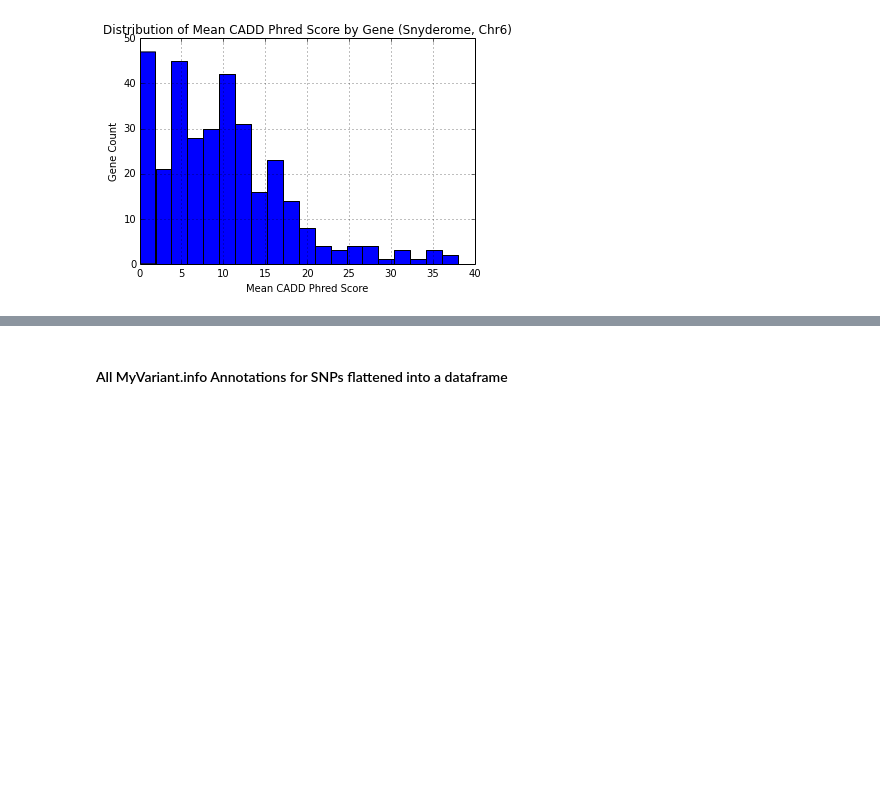
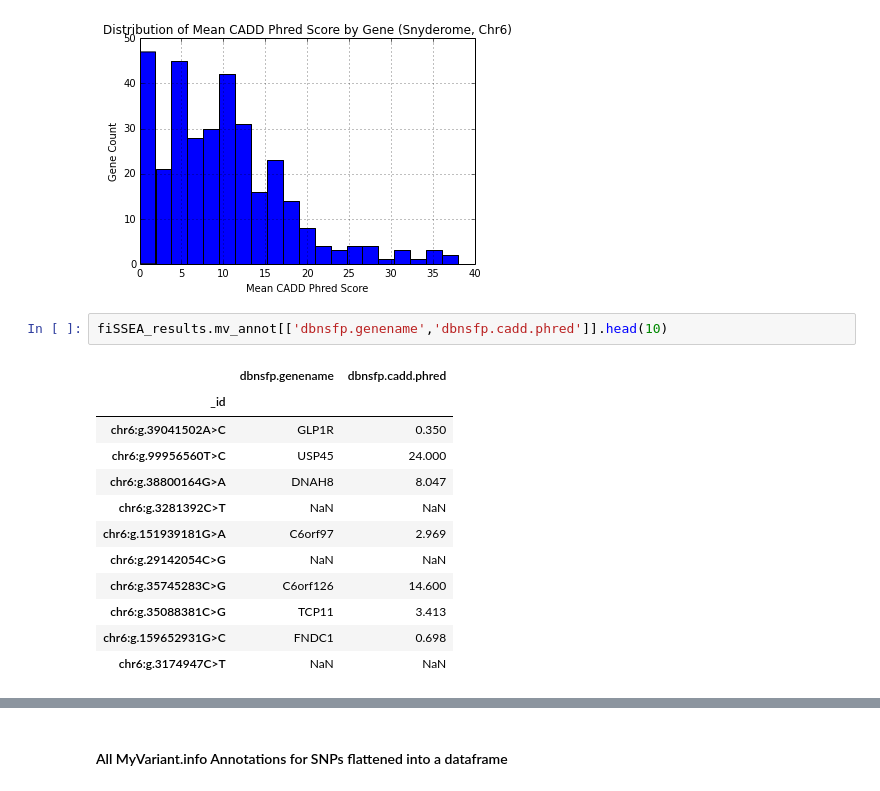
Before and after one commit to SuLab/fiSSEA, a Jupyter notebook: ipynb/fiSSEA_0.1.ipynb, the cells around one changed output, grey strips where cells are left out. Drawn from its saved outputs; the diff is of its cells as text; blank space fills up the shorter version.

Commit message:
minor changes to ipynb, showing gene based CADD scores

```diff
--- a/ipynb/fiSSEA_0.1.ipynb
+++ b/ipynb/fiSSEA_0.1.ipynb
@@ -101,3 +101,18 @@ min        0.000000
 max       38.000000
 dtype: float64
 [figure]
+# %%
+fiSSEA_results.mv_annot[['dbnsfp.genename','dbnsfp.cadd.phred']].head(10)
+# %% [output]
+|  | dbnsfp.genename | dbnsfp.cadd.phred |
+| _id |  |  |
+| chr6:g.39041502A>C | GLP1R | 0.350 |
+| chr6:g.99956560T>C | USP45 | 24.000 |
+| chr6:g.38800164G>A | DNAH8 | 8.047 |
+| chr6:g.3281392C>T | NaN | NaN |
+| chr6:g.151939181G>A | C6orf97 | 2.969 |
+| chr6:g.29142054C>G | NaN | NaN |
+| chr6:g.35745283C>G | C6orf126 | 14.600 |
+| chr6:g.35088381C>G | TCP11 | 3.413 |
+| chr6:g.159652931G>C | FNDC1 | 0.698 |
+| chr6:g.3174947C>T | NaN | NaN |
```
Also changed, not shown: parts of 1 cell of this notebook.
